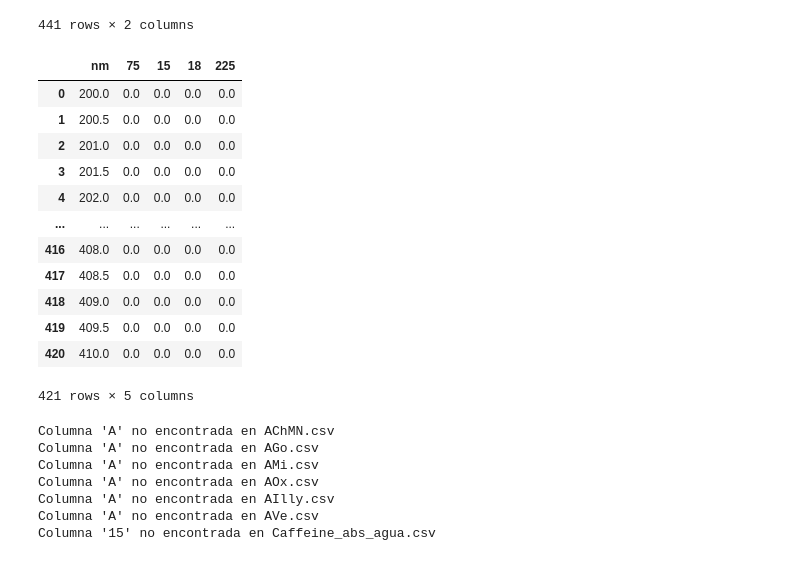
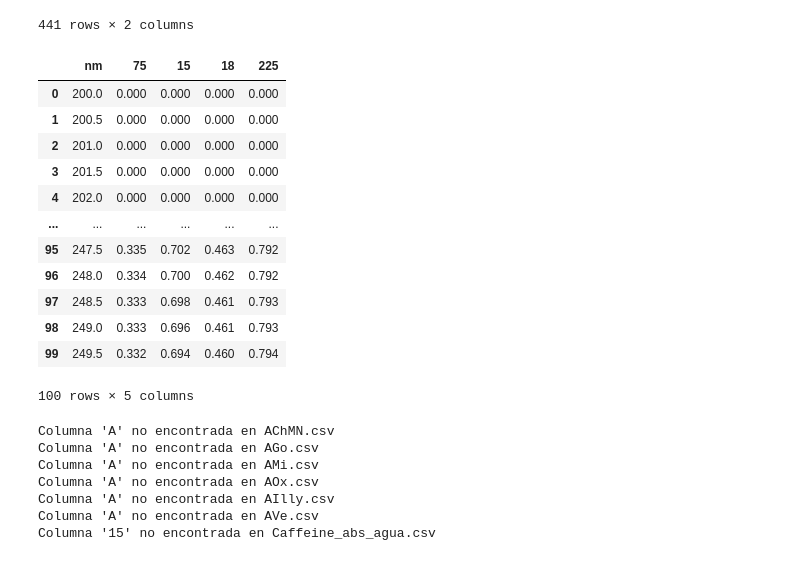
Before and after one commit to jazoro911/CafeLab, a Jupyter notebook: Liz/Proyects/Abs-agua.ipynb, the cells around one changed output. Saved outputs shown, nothing was run; the diff lists cells and outputs as text; code cells hidden in the pictures.

```diff
--- a/Liz/Proyects/Abs-agua.ipynb
+++ b/Liz/Proyects/Abs-agua.ipynb
@@ -49,21 +49,21 @@ dataframes['Caffeine_abs_agua']
 | 440 | 410.0 | NaN |
 441 rows × 2 columns
 # %%
-dataframes['AChMN']
+dataframes['AChMN'].head(100)
 # %% [output]
 |  | nm | 75 | 15 | 18 | 225 |
-| 0 | 200.0 | 0.0 | 0.0 | 0.0 | 0.0 |
-| 1 | 200.5 | 0.0 | 0.0 | 0.0 | 0.0 |
-| 2 | 201.0 | 0.0 | 0.0 | 0.0 | 0.0 |
-| 3 | 201.5 | 0.0 | 0.0 | 0.0 | 0.0 |
-| 4 | 202.0 | 0.0 | 0.0 | 0.0 | 0.0 |
+| 0 | 200.0 | 0.000 | 0.000 | 0.000 | 0.000 |
+| 1 | 200.5 | 0.000 | 0.000 | 0.000 | 0.000 |
+| 2 | 201.0 | 0.000 | 0.000 | 0.000 | 0.000 |
+| 3 | 201.5 | 0.000 | 0.000 | 0.000 | 0.000 |
+| 4 | 202.0 | 0.000 | 0.000 | 0.000 | 0.000 |
 | ... | ... | ... | ... | ... | ... |
-| 416 | 408.0 | 0.0 | 0.0 | 0.0 | 0.0 |
-| 417 | 408.5 | 0.0 | 0.0 | 0.0 | 0.0 |
-| 418 | 409.0 | 0.0 | 0.0 | 0.0 | 0.0 |
-| 419 | 409.5 | 0.0 | 0.0 | 0.0 | 0.0 |
-| 420 | 410.0 | 0.0 | 0.0 | 0.0 | 0.0 |
+| 95 | 247.5 | 0.335 | 0.702 | 0.463 | 0.792 |
+| 96 | 248.0 | 0.334 | 0.700 | 0.462 | 0.792 |
+| 97 | 248.5 | 0.333 | 0.698 | 0.461 | 0.793 |
+| 98 | 249.0 | 0.333 | 0.696 | 0.461 | 0.793 |
+| 99 | 249.5 | 0.332 | 0.694 | 0.460 | 0.794 |
-421 rows × 5 columns
+100 rows × 5 columns
 # %%
 # Asegúrate de que file_suffix_A y file_suffix_T sean listas
 file_suffix_A = list(file_suffix_A)
```
